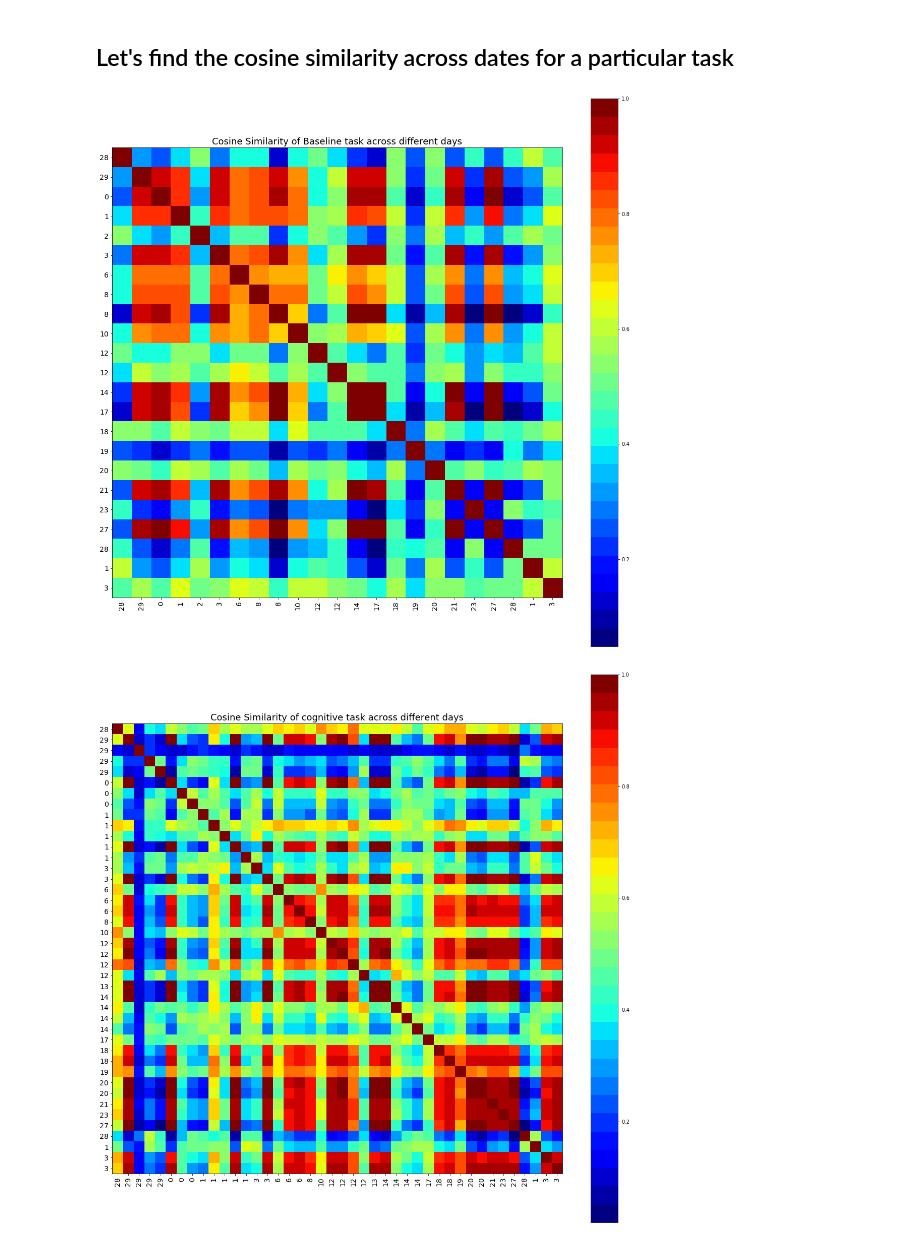
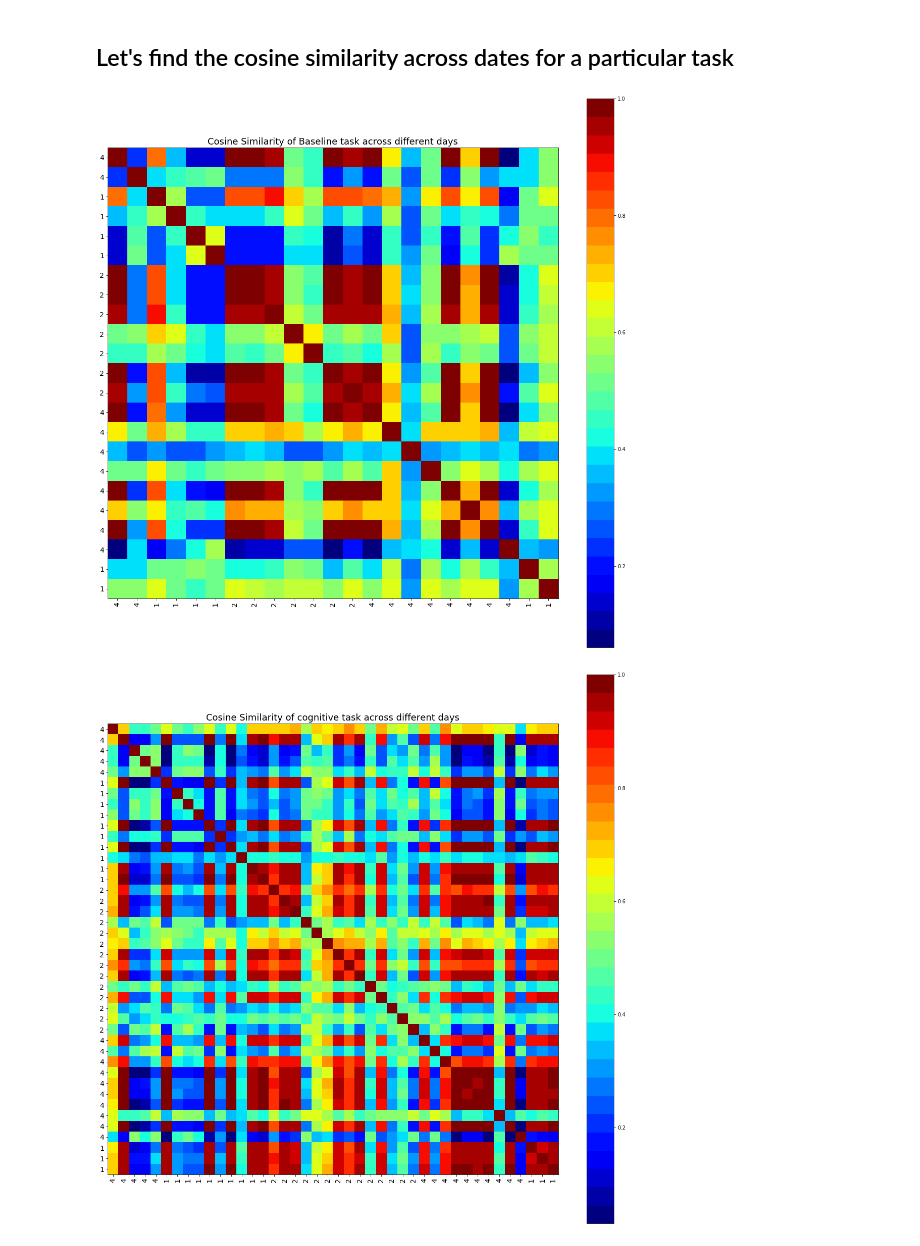
Before and after one commit to sanaiqbalwani/MindReading, a Jupyter notebook: processing_daywise_cosine.ipynb, the cells around one changed output. Saved outputs shown, nothing was run; the diff lists cells and outputs as text; code cells hidden in the pictures.

```diff
--- a/processing_daywise_cosine.ipynb
+++ b/processing_daywise_cosine.ipynb
@@ -223,6 +256,11 @@ cosine_similarity(s[:5,:])
 # %% [markdown]
 ## Let's find the cosine similarity across dates for a particular task
 # %%
+dataset = pd.read_csv('all_data_labelled.csv')
+dataset.eeg = dataset.eeg.map(json.loads)
+dataset['date']=pd.to_datetime(dataset['date'])
+
+dataset=dataset.sort_values(by='date')
 def to_power_spectrum_df(raw_readings):
     '''
     Take raw voltages,
@@ -285,10 +323,12 @@ def get_cosine_similarity(a,b):
 date_list_baseline = dataset_baseline.date.tolist()
 segments_list_baseline = dataset_baseline.segment.tolist()
 phase_list_baseline=dataset_baseline.phase_distance.tolist()
+phase_baseline=dataset_baseline.phase_no.tolist()
 
 date_list_cognitive = dataset_cognitive.date.tolist()
 segments_list_cognitive= dataset_cognitive.segment.tolist()
 phase_list_cognitive=dataset_cognitive.phase_distance.tolist()
+phase_cognitive=dataset_cognitive.phase_no.tolist()
 # %%
 baseline_comparisons = []
 for segment1 in segments_list_baseline:
@@ -344,13 +384,13 @@ def plot_date_similarity(comparisons, date_list, task):
 #     fig.colorbar(cax, ticks=[.75,.8,.85,.90,.95,1])
 #     plt.show()
 # %%
-plot_date_similarity(baseline_comparisons, phase_list_baseline, "Baseline")
+plot_date_similarity(baseline_comparisons, phase_baseline, "Baseline")
 # %% [output]
-[figure, old version]
+[figure, new version]
 # %%
-plot_date_similarity(cognitive_comparisons, phase_list_cognitive, "cognitive")
+plot_date_similarity(cognitive_comparisons, phase_cognitive, "cognitive")
 # %% [output]
-[figure, old version]
+[figure, new version]
 # %%
 def plot_date_similarity_lines(comparisons, date_list, task):
     fig = plt.figure(figsize=(18,5))
```
Also changed, not shown: parts of 9 cells of this notebook, 1 other file.
